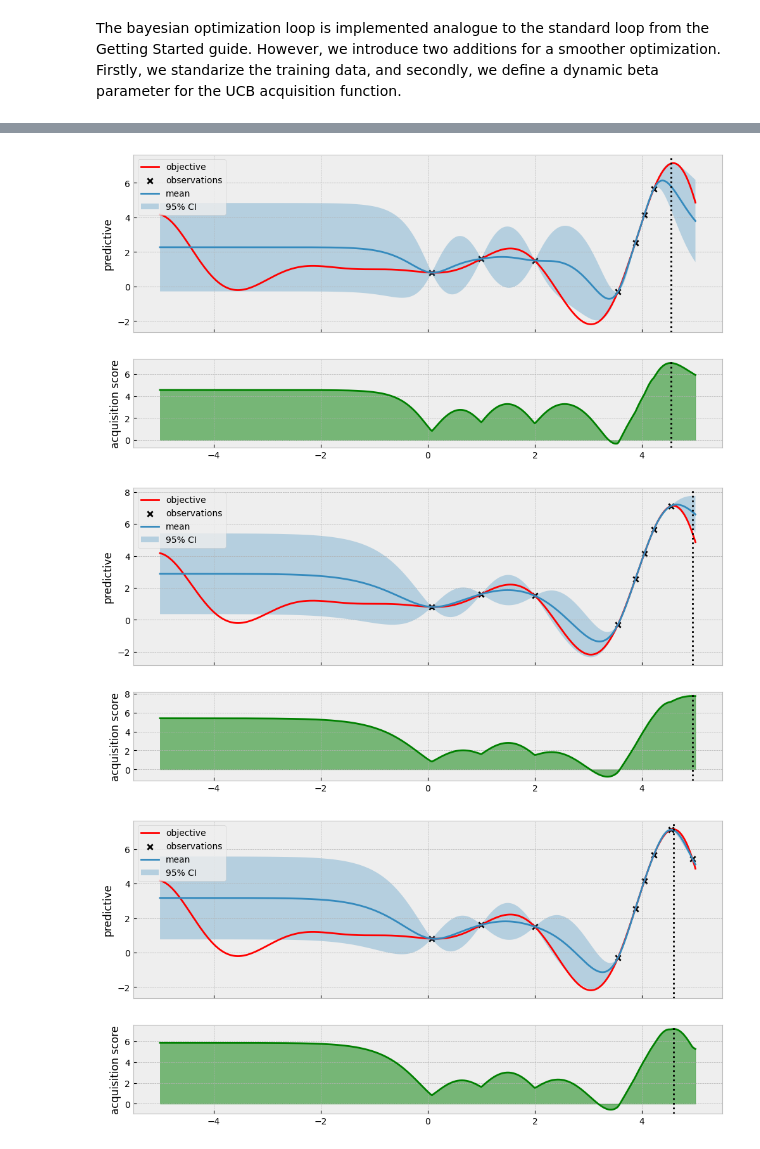
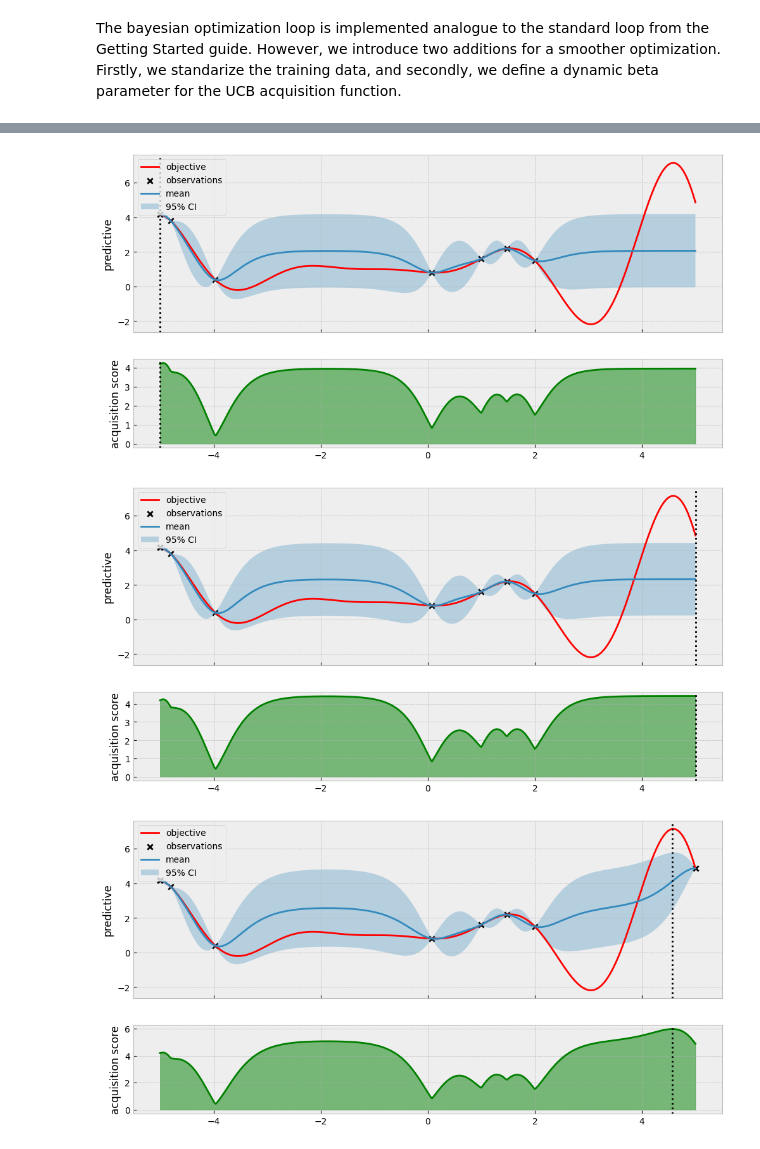
Before and after one commit to Lando-L/boax, a Jupyter notebook: docs/source/guides/Fitting_With_Priors.ipynb, the cells around one changed output, grey strips where cells are left out. Cells and saved outputs as stored; diff of their text form; code cells hidden in the pictures.

Commit message:
feat: modularize optimizers API

```diff
--- a/docs/source/guides/Fitting_With_Priors.ipynb
+++ b/docs/source/guides/Fitting_With_Priors.ipynb
@@ -23,5 +23,5 @@ As part of the environment we initialize two PRNG keys with a starting seed of 0
 # %%
-sampler_key, optimizer_key = random.split(random.key(0))
+key = random.key(0)
 # %% [markdown]
 ## Defining the latent objective function
 
@@ -142,20 +140,12 @@ The optimizer requires a set of initial candidates denoted as `x0`. We generate
 # %%
-x0 = jnp.reshape(
-    samplers.halton_uniform(
-        distributions.uniform.uniform(bounds[:, 0], bounds[:, 1])
-    )(
-        sampler_key,
-        100,
-    ),
-    (100, 1, -1),
+bfgs = optimizers.batch(
+    initializer=optimizers.initializers.q_batch(),
+    solver=optimizers.solvers.scipy(method='bfgs'),
 )
 # %%
-def select(acqf, key):
-    bfgs = optimizers.bfgs(jit(acqf), bounds, x0, 10)
-    candidates = bfgs.init(key)
-    next_candidates, values = bfgs.update(candidates)
-
-    return next_candidates[jnp.argmax(values)]
+batch_size = 1
+num_samples = 100
+num_restarts = 10
 # %% [markdown]
 ## Running the experiment
 
@@ -228,9 +218,13 @@ for i in range(10):
     # Optimizing
     acqf = acquisition_fn(model, beta)
 
-    next_x = select(
+    next_x = bfgs(
+        random.fold_in(key, i),
         acqf,
-        random.fold_in(optimizer_key, i),
+        bounds,
+        batch_size,
+        num_samples,
+        num_restarts,
     )
 
     # Evaluating
@@ -258,3 +252,3 @@ for i in range(10):
-[figure, old version]
+[figure, new version]
-[figure, old version]
+[figure, new version]
-[figure, old version]
+[figure, new version]
```
Also changed, not shown: parts of 3 cells of this notebook, 24 other files.
